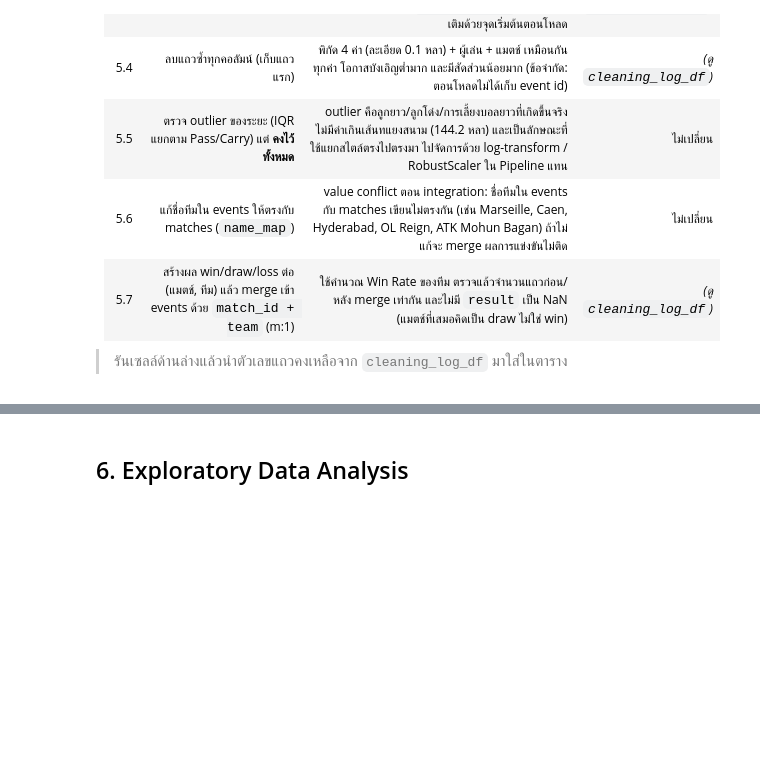
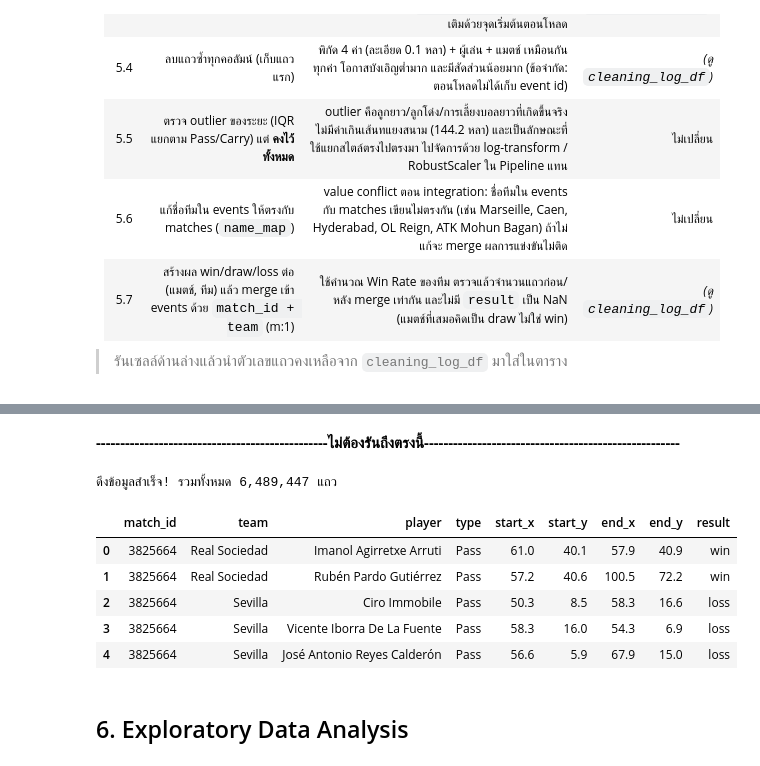
Before and after one commit to doperjerr/G2_MiniProject_Part2_BigData_ML, a Jupyter notebook: G2_MiniProject_Part2_BigData_ML.ipynb, the cells around one changed output, grey strips where cells are left out. Saved outputs shown, nothing was run; the diff lists cells and outputs as text; code cells hidden in the pictures; blank space fills up the shorter version.

Commit message:
ดึงข้อมูลจาก statsbomb_parts

```diff
--- a/G2_MiniProject_Part2_BigData_ML.ipynb
+++ b/G2_MiniProject_Part2_BigData_ML.ipynb
@@ -713,6 +715,37 @@ result      category
 | 2 | 3825664 | Sevilla | Ciro Immobile | Pass | 50.299999 | 8.500000 | 58.299999 | 16.600000 | loss |
 | 3 | 3825664 | Sevilla | Vicente Iborra De La Fuente | Pass | 58.299999 | 16.000000 | 54.299999 | 6.900000 | loss |
 | 4 | 3825664 | Sevilla | José Antonio Reyes Calderón | Pass | 56.599998 | 5.900000 | 67.900002 | 15.000000 | loss |
+# %% [markdown]
+**------------------------------------------------ไม่ต้องรันถึงตรงนี้-----------------------------------------------------**
+# %%
+import glob
+import os
+import pandas as pd
+
+# 1. กำหนด Raw URL ไปยังโฟลเดอร์ใน GitHub ของคุณ (G2_MiniProject_Part2_BigData_ML)
+base_url = 'https://raw.githubusercontent.com/doperjerr/G2_MiniProject_Part2_BigData_ML/main/statsbomb_parts/'
+
+# 2. วนลูปอ่านไฟล์ย่อย statsbomb_part_001.csv ถึง statsbomb_part_007.csv (ปรับจำนวนเลขตามจำนวนไฟล์จริงที่มี)
+file_urls = [
+    f'{base_url}statsbomb_part_{i:03d}.csv' for i in range(1, 8)
+]
+
+# 3. อ่านและรวมทุกไฟล์กลับเป็น DataFrame เดียว
+df_clean = pd.concat(
+    (pd.read_csv(url, encoding='utf-8-sig') for url in file_urls),
+    ignore_index=True,
+)
+
+print(f'ดึงข้อมูลสำเร็จ! รวมทั้งหมด {len(df_crime):,} แถว')
+df_clean.head()
+# %% [output]
+ดึงข้อมูลสำเร็จ! รวมทั้งหมด 6,489,447 แถว
+|  | match_id | team | player | type | start_x | start_y | end_x | end_y | result |
+| 0 | 3825664 | Real Sociedad | Imanol Agirretxe Arruti | Pass | 61.0 | 40.1 | 57.9 | 40.9 | win |
+| 1 | 3825664 | Real Sociedad | Rubén Pardo Gutiérrez | Pass | 57.2 | 40.6 | 100.5 | 72.2 | win |
+| 2 | 3825664 | Sevilla | Ciro Immobile | Pass | 50.3 | 8.5 | 58.3 | 16.6 | loss |
+| 3 | 3825664 | Sevilla | Vicente Iborra De La Fuente | Pass | 58.3 | 16.0 | 54.3 | 6.9 | loss |
+| 4 | 3825664 | Sevilla | José Antonio Reyes Calderón | Pass | 56.6 | 5.9 | 67.9 | 15.0 | loss |
 # %% [markdown]
 ## 6. Exploratory Data Analysis
 # %%
```
Also changed, not shown: parts of 1 cell of this notebook.
